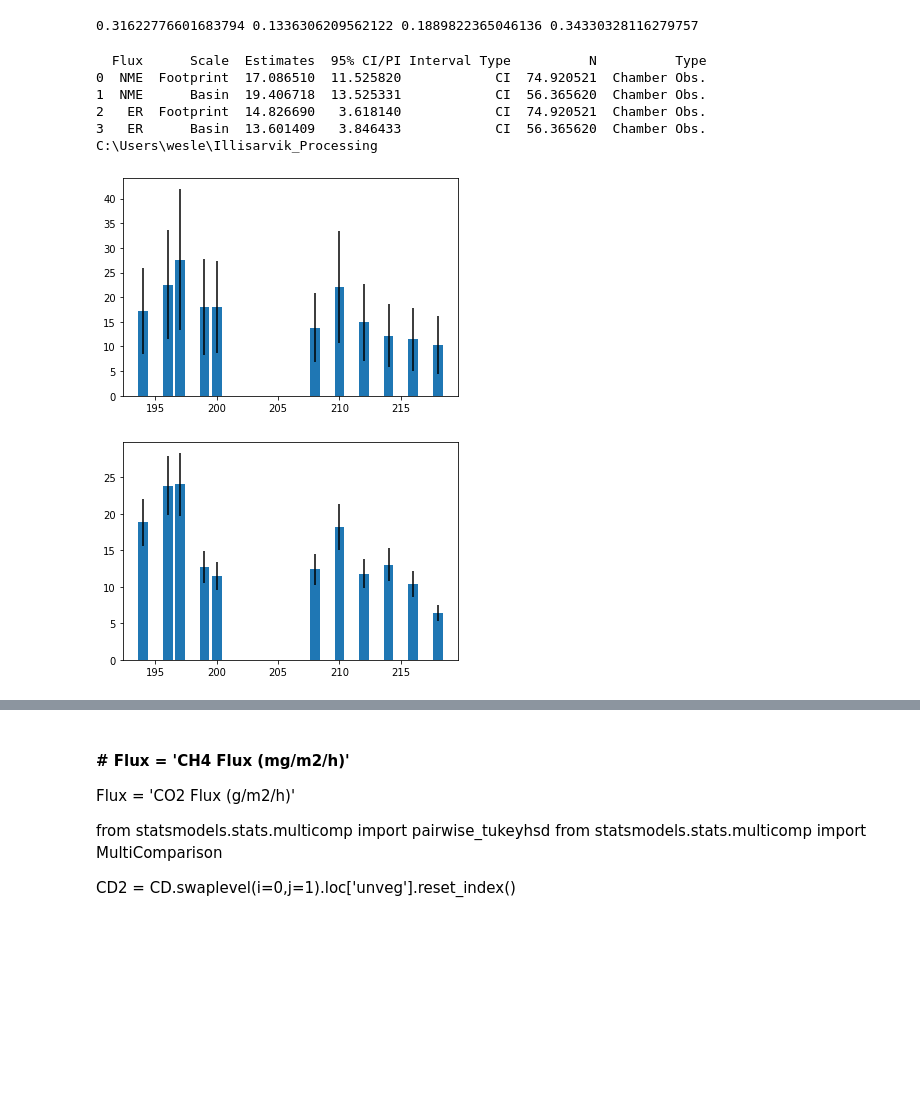
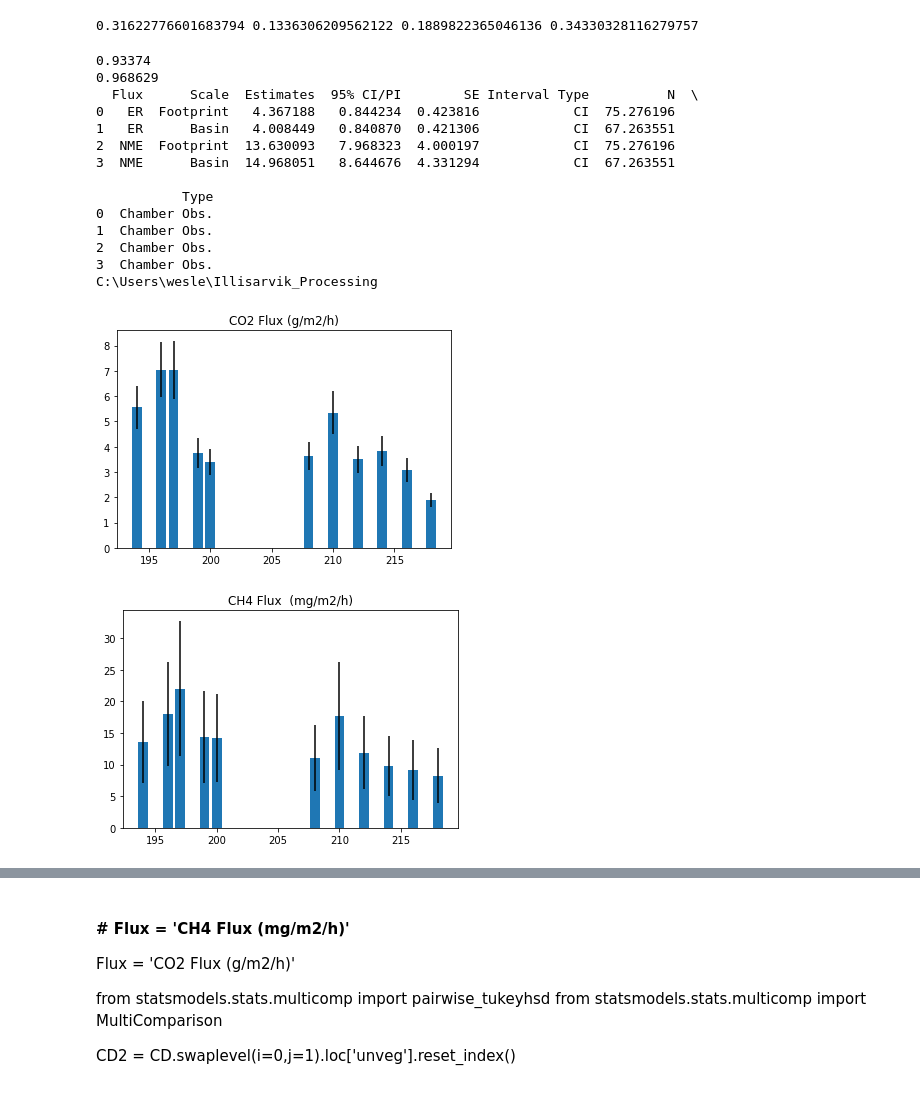
Before and after one commit to June-Skeeter/Illisarvik_Processing, a Jupyter notebook: ChamberProcessor.ipynb, the cells around one changed output, grey strips where cells are left out. Cells and saved outputs as stored; diff of their text form; code cells hidden in the pictures; blank space fills up the shorter version.

```diff
--- a/ChamberProcessor.ipynb
+++ b/ChamberProcessor.ipynb
@@ -33,9 +33,9 @@ Names={'T12' : 'Tundra',
        'B6' : 'Peat Plateau',
        'C3' : 'Low Willow',
        'E2' : 'Dense Willow',
+       'F8' : 'Tall Willow',
        'E7' : 'Cotton Grass',
        'F3' : 'Wet Sedge 1',
-       'F8' : 'Tall Willow',
        'H6' : 'Wet Sedge 2',
        'H7' : 'Grass',
        'J6' : 'Bare Ground'}
@@ -51,9 +51,9 @@ CD['SiteName'] = ' '
 CD['DOY'] = CD.index.get_level_values('datetime').dayofyear.values
 
 
-CD['CH4 Flux  (mg/m2/h)'] = CD['CH4 Flux  (nmol/m2/s)']*1e-6 * 16.04246 *3600
+CD['CH4 Flux  (mg/m2/h)'] = CD['CH4 Flux  (nmol/m2/s)']*1e-6 * 3600 * 12.0107# 16.04246
 
-CD['CO2 Flux (g/m2/h)'] = CD['CO2 Flux (umol/m2/s)']*1e-6 * 44.0095 *3600
+CD['CO2 Flux (g/m2/h)'] = CD['CO2 Flux (umol/m2/s)']*1e-6 * 3600  * 12.0107# 44.0095
 # print(CD['CO2 Flux (g/m2/s)'], CD['CO2 Flux (umol/m2/s)'])
 level_values = CD.index.get_level_values
 CDMean = CD.groupby([level_values(i) for i in [0,1]]).mean()
@@ -64,10 +64,22 @@ CDStd = CD.groupby([level_values(i) for i in [0,1]]).std()#**2#*stats.t.ppf(1-0.
 CDmax = CD.groupby([level_values(i) for i in [0,1]]).max()
 CDmin = CD.groupby([level_values(i) for i in [0,1]]).min()
 
-FPArea = np.asanyarray([0.020768,0.353153,0.387214,0.108655,0.062773])
-NightFPArea = np.asanyarray([0.049552,0.355210,0.354524,0.112935,0.061909])
-BasinArea = np.asanyarray([0.08514438609236921,0.15870928105098725,0.6021060853000659,0.1225742040717377,0])
-# print(BasinArea.sum())
+
+Upland =   0.062524
+Sedge  =   0.108134
+Sparse =   0.022291
+Grass  =   0.375453
+Shrub  =   0.365338
+
+
+FPArea = np.asanyarray([0.022291,0.375453,0.365338,0.108134,0.062524])
+# FPArea = np.asanyarray([0,0.279263,0.482874,0.122590,0])
+print(FPArea.sum())
+FPArea/=FPArea.sum()
+# NightFPArea = np.asanyarray([0.049552,0.355210,0.354524,0.112935,0.061909])
+BasinArea = np.asanyarray([0.083902,0.279263,0.482874,0.122590,0])
+print(BasinArea.sum())
+BasinArea/=BasinArea.sum()
 
 
 Key = np.asanyarray(['Sparse','Grass','Shrub','Sedge','Upland'])
@@ -80,21 +92,22 @@ i = 0
 # outer = gridspec.GridSpec(2, 1, wspace=0.2, hspace=0.1)
 Estimates = []
 CIs = []
+Std = []
 Scale = []
 Samples = []
 Fluxes = []
 
-for Flux,i in zip(['CH4 Flux  (mg/m2/h)','CO2 Flux (g/m2/h)'],[0,1]):
-#     print()
-#     print()
-#     print(Flux)
+Akey = {}
+for Flux,i in zip(['CO2 Flux (g/m2/h)','CH4 Flux  (mg/m2/h)'],[0,1]):
     for Area,Name in zip([FPArea,BasinArea],['FPArea','BasinArea']):
+        Akey[Name]={}
         if Flux[:3] == 'CO2':
             Fluxes.append('ER')
         else:
             Fluxes.append('NME')
         for area,key in zip(Area,Key):
             Fractions['area'][key] = area
+            Akey[Name][key]=area
 
         Fractions['CH4 Flux  (mg/m2/h)']=Area*0
         Fractions['CO2 Flux (g/m2/h)']=Area*0
@@ -136,11 +149,9 @@ for Flux,i in zip(['CH4 Flux  (mg/m2/h)','CO2 Flux (g/m2/h)'],[0,1]):
         TImp['WeightedStd'] = TImp[Flux]*TImp['W']
         for i in TImp.index.unique():
             TYmp = Temp.loc[Temp.index.dayofyear==i]
-#             print(TYmp['W'].sum()**2/(TYmp['W']**2).sum())
             W = TImp.loc[TImp.index == i,'Weighted'].mean()
             V = (Temp.loc[Temp.index.dayofyear==i,'W']*(Temp.loc[Temp.index.dayofyear==i,Flux] - W)**2).sum()\
             /Temp.loc[Temp.index.dayofyear==i,'W'].sum()
-#             print(V,TImp.loc[TImp.index == i,Flux].std())
 
             TImp.loc[TImp.index == i,'WeightedStd']=V**.5
             TImp.loc[TImp.index == i,'Count']=TYmp['W'].sum()**2/(TYmp['W']**2).sum()
@@ -148,47 +159,56 @@ for Flux,i in zip(['CH4 Flux  (mg/m2/h)','CO2 Flux (g/m2/h)'],[0,1]):
         TAmp = TImp.groupby(TImp.index).sum()
         TAmp[['Count','WeightedStd']] = TImp.groupby(TImp.index)[['Count','WeightedStd']].first()
         N=int(TAmp['Count'].sum())
-#         print('Weighted Median: ',TAmp['Weighted'].median()*24)
-#         print('Weighted Mean: ',TAmp['Weighted'].mean()*24)
         Estimates.append(TAmp['Weighted'].mean()*24)
 
-#         P1 = (TAmp['Count']*Tamp['WeightedStd']**2).sum()/TAmp['Count'].sum()
-#         P2 =
-        P1 = 1/(TAmp['Count']-1).sum()
-        P2_T1 = ((TAmp['Count']-1)*TAmp['WeightedStd']**2+TAmp['Count']*TAmp['Weighted']**2).sum()
-        P2_T2 = TAmp['Count'].sum()*TAmp['Weighted'].mean()**2
-        Sp = (P1*(P2_T1-P2_T2))**.5
+        Ux = TAmp['Weighted'].mean()
+        P1 = ((TAmp['Count']-1)*TAmp['WeightedStd']**2+TAmp['Count']*Ux**2).sum()
+        P2 = TAmp['Count'].sum()*Ux**2
+        VarX = 1/(TAmp['Count'].sum()-1)*(P1-P2)
+        Sp = VarX**.5*24
 
 #         print(Sp,(TAmp['WeightedStd']**2).mean()**.5)
         for N in [TAmp['Count'].sum(),C.min()]:
 #             print('N ',N)
 #             print('A',
 #                   (Sp*(1/11)**.5*stats.t.ppf(1-0.025,11)*24/Sp)/((1/56)**.5*stats.t.ppf(1-0.025,56)*24))
 #             print('Weighted 95% : ',Sp*(1/N)**.5*stats.t.ppf(1-0.025,N)*24)
             if N > 11:
-                CIs.append(Sp*(1/N)**.5*stats.t.ppf(1-0.025,N)*24)
+                Std.append(Sp/(N**.5))
+                CIs.append(Sp*(1/N)**.5*stats.t.ppf(1-0.025,N))
                 Samples.append(N)
 
 
         if Name == 'FPArea':
             plt.figure()
+            plt.title(Flux)
             plt.bar(TAmp.index,TAmp['Weighted']*24,
                     yerr=(TAmp['WeightedStd']**2*24)**.5/TAmp['Count']**.5*stats.t.ppf(1-0.025,TAmp['Count']))
 
 Data = {'Flux':Fluxes,'Scale':Scale,'Estimates':Estimates,
-        '95% CI/PI':CIs,'Interval Type':'CI','N':Samples,
+        '95% CI/PI':CIs,'SE':Std,'Interval Type':'CI','N':Samples,
        'Type':'Chamber Obs.'}
 Res = pd.DataFrame(data = Data)
 print(Res)
 import os
 print(os.getcwd())
 Res.to_csv('ScaledChamberFluxes.csv')
+# plt.figure()
+# print(CDMean)#['AirTemp'])
 # %% [output]
-  Flux      Scale  Estimates  95% CI/PI Interval Type          N          Type
-0  NME  Footprint  17.086510  11.525820            CI  74.920521  Chamber Obs.
-1  NME      Basin  19.406718  13.525331            CI  56.365620  Chamber Obs.
-2   ER  Footprint  14.826690   3.618140            CI  74.920521  Chamber Obs.
-3   ER      Basin  13.601409   3.846433            CI  56.365620  Chamber Obs.
+0.93374
+0.968629
+  Flux      Scale  Estimates  95% CI/PI        SE Interval Type          N  \
+0   ER  Footprint   4.367188   0.844234  0.423816            CI  75.276196
+1   ER      Basin   4.008449   0.840870  0.421306            CI  67.263551
+2  NME  Footprint  13.630093   7.968323  4.000197            CI  75.276196
+3  NME      Basin  14.968051   8.644676  4.331294            CI  67.263551
+
+           Type
+0  Chamber Obs.
+1  Chamber Obs.
+2  Chamber Obs.
+3  Chamber Obs.
 C:\Users\wesle\Illisarvik_Processing
-[figure, old version]
+[figure, new version]
-[figure, old version]
+[figure, new version]
```
Also changed, not shown: parts of 7 cells of this notebook, 34 other files.
